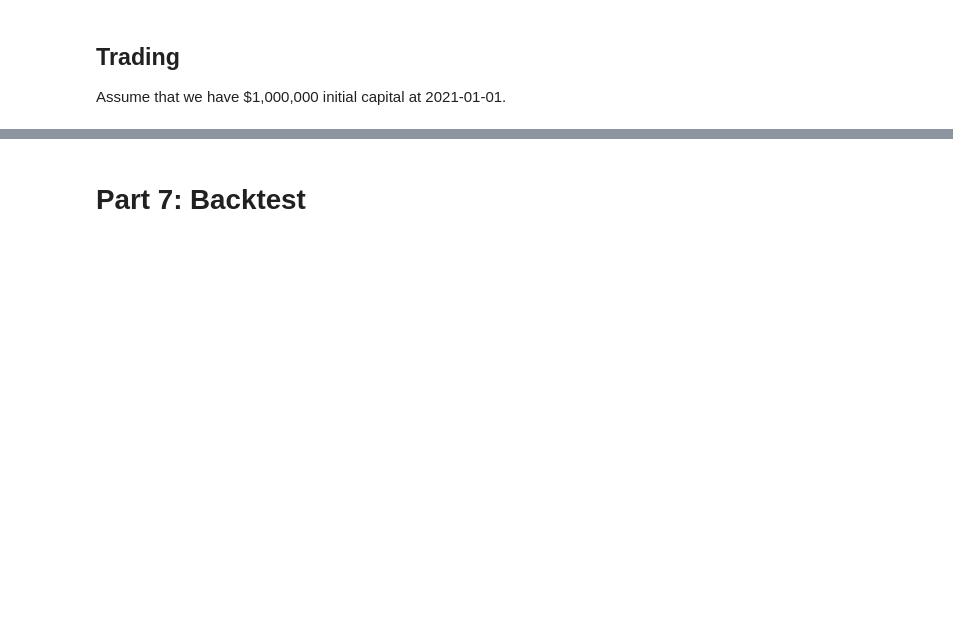
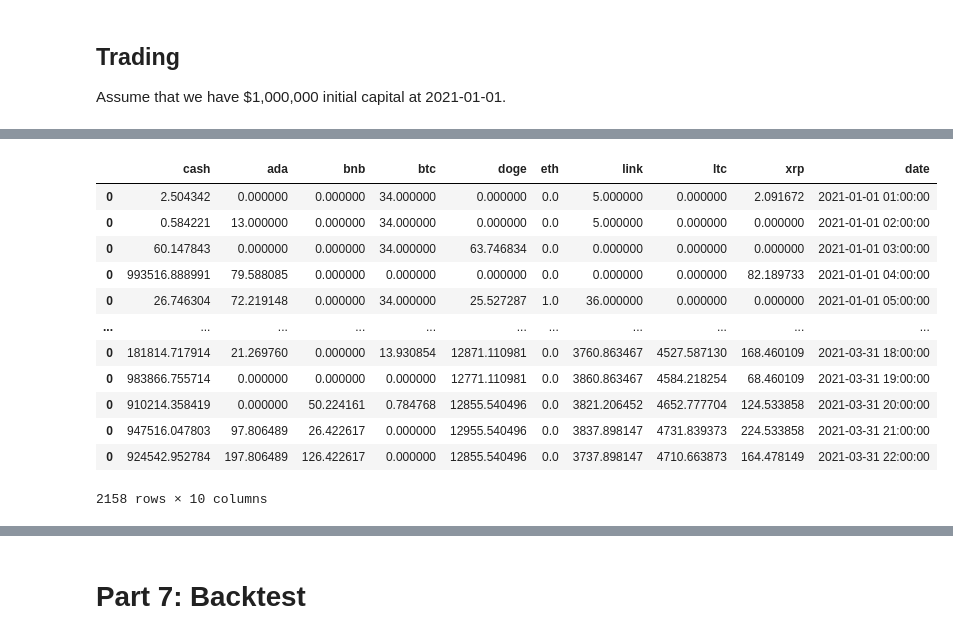
Before and after one commit to Toroi01/TradingRLBot, a Jupyter notebook: main.ipynb, the cells around one changed output, grey strips where cells are left out. Saved outputs shown, nothing was run; the diff lists cells and outputs as text; code cells hidden in the pictures; blank space fills up the shorter version.

```diff
--- a/main.ipynb
+++ b/main.ipynb
@@ -325,0 +244,16 @@ df_actions.to_csv('df_actions.csv')
+# %%
+allocations
+# %% [output]
+|  | cash | ada | bnb | btc | doge | eth | link | ltc | xrp | date |
+| 0 | 2.504342 | 0.000000 | 0.000000 | 34.000000 | 0.000000 | 0.0 | 5.000000 | 0.000000 | 2.091672 | 2021-01-01 01:00:00 |
+| 0 | 0.584221 | 13.000000 | 0.000000 | 34.000000 | 0.000000 | 0.0 | 5.000000 | 0.000000 | 0.000000 | 2021-01-01 02:00:00 |
+| 0 | 60.147843 | 0.000000 | 0.000000 | 34.000000 | 63.746834 | 0.0 | 0.000000 | 0.000000 | 0.000000 | 2021-01-01 03:00:00 |
+| 0 | 993516.888991 | 79.588085 | 0.000000 | 0.000000 | 0.000000 | 0.0 | 0.000000 | 0.000000 | 82.189733 | 2021-01-01 04:00:00 |
+| 0 | 26.746304 | 72.219148 | 0.000000 | 34.000000 | 25.527287 | 1.0 | 36.000000 | 0.000000 | 0.000000 | 2021-01-01 05:00:00 |
+| ... | ... | ... | ... | ... | ... | ... | ... | ... | ... | ... |
+| 0 | 181814.717914 | 21.269760 | 0.000000 | 13.930854 | 12871.110981 | 0.0 | 3760.863467 | 4527.587130 | 168.460109 | 2021-03-31 18:00:00 |
+| 0 | 983866.755714 | 0.000000 | 0.000000 | 0.000000 | 12771.110981 | 0.0 | 3860.863467 | 4584.218254 | 68.460109 | 2021-03-31 19:00:00 |
+| 0 | 910214.358419 | 0.000000 | 50.224161 | 0.784768 | 12855.540496 | 0.0 | 3821.206452 | 4652.777704 | 124.533858 | 2021-03-31 20:00:00 |
+| 0 | 947516.047803 | 97.806489 | 26.422617 | 0.000000 | 12955.540496 | 0.0 | 3837.898147 | 4731.839373 | 224.533858 | 2021-03-31 21:00:00 |
+| 0 | 924542.952784 | 197.806489 | 126.422617 | 0.000000 | 12855.540496 | 0.0 | 3737.898147 | 4710.663873 | 164.478149 | 2021-03-31 22:00:00 |
+2158 rows × 10 columns
```
Also changed, not shown: parts of 19 cells of this notebook, 7 other files.
